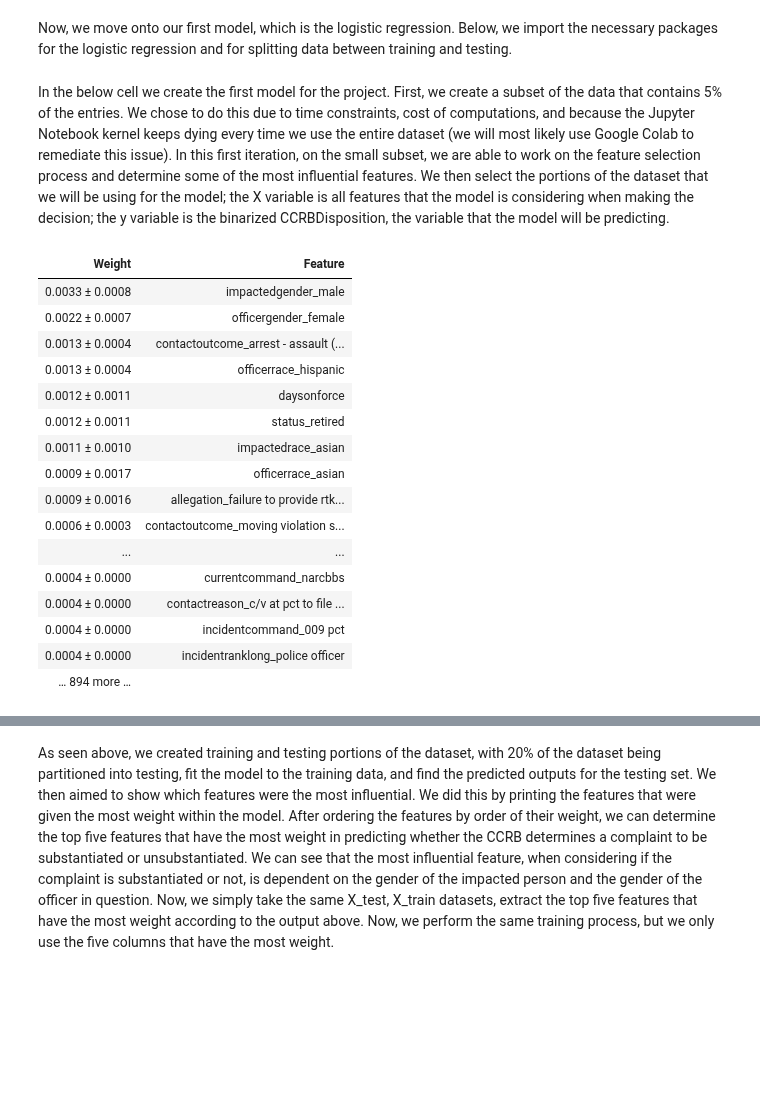
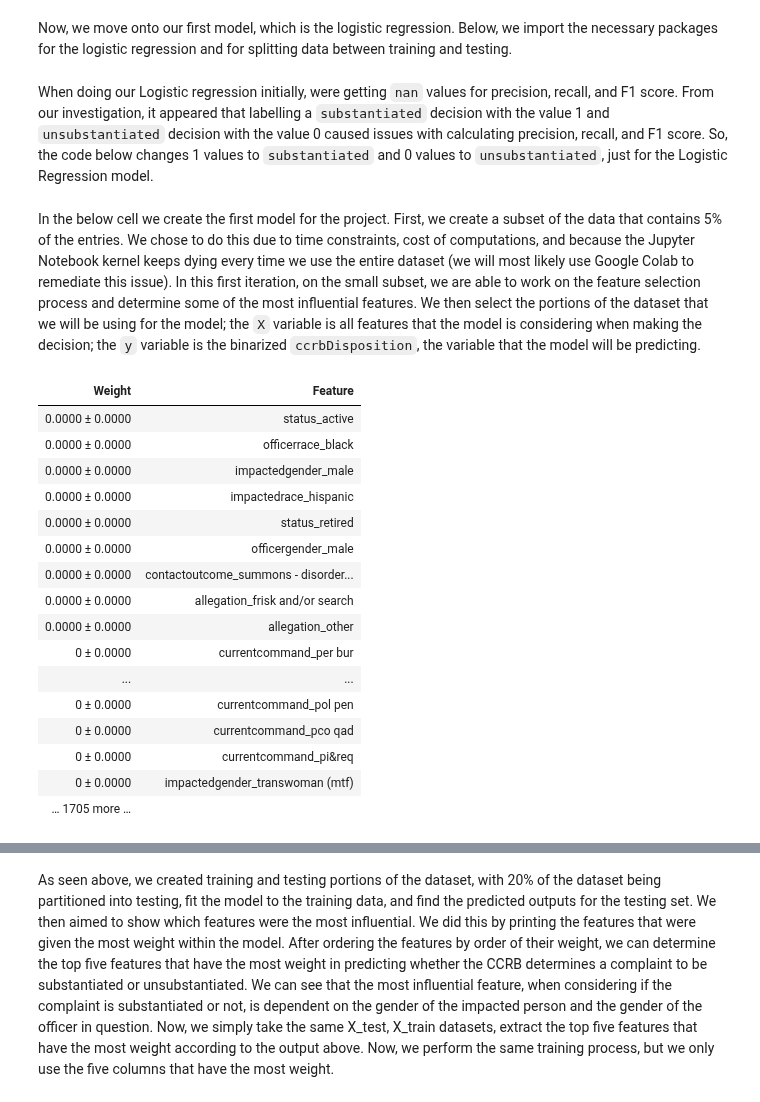
Before and after one commit to COGS118A/Group015-Wi23, a Jupyter notebook: FinalProjectGroup015-Wi23.ipynb, the cells around one changed output, grey strips where cells are left out. Cells and saved outputs as stored; diff of their text form; code cells hidden in the pictures; blank space fills up the shorter version.

Commit message:
Worked on finding alternative method to eli5 for logistic regression (L1)

```diff
--- a/FinalProjectGroup015-Wi23.ipynb
+++ b/FinalProjectGroup015-Wi23.ipynb
@@ -454,41 +454,53 @@ from sklearn.ensemble import GradientBoostingClassifier
 from sklearn.ensemble import RandomForestClassifier
 import eli5
 from eli5.sklearn import PermutationImportance
+# %% [markdown]
+When doing our Logistic regression initially, were getting `nan` values for precision, recall, and F1 score. From our investigation, it appeared that labelling a `substantiated` decision with the value 1 and `unsubstantiated` decision with the value 0 caused issues with calculating precision, recall, and F1 score. So, the code below changes 1 values to `substantiated` and 0 values to `unsubstantiated`, just for the Logistic Regression model.
+# %%
+# change 1 to "substantiated" and 0 to "substantiated"
+ccrb_logistic = ccrb.copy(deep = True)
+logistic_ccrb = list(ccrb_logistic["ccrbdisposition"])
+for i in range(len(logistic_ccrb)):
+    if logistic_ccrb[i] == 1:
+        logistic_ccrb[i] = "substantiated"
+    else:
+        logistic_ccrb[i] = "unsubstantiated"
+
+ccrb_logistic["ccrbdisposition"] = logistic_ccrb
 # %% [markdown]
 In the below cell we create the first model for the project. First, we create a subset of the data that contains 5% of the entries. We chose to do this due to time constraints, cost of computations, and because the Jupyter Notebook kernel keeps dying every time we use the entire dataset (we will most likely use Google Colab to remediate this issue). In this first iteration, on the small subset, we are able to work on the feature selection process and determine some of the most influential features.
-We then select the portions of the dataset that we will be using for the model; the X variable is all features that the model is considering when making the decision; the y variable is the binarized CCRBDisposition, the variable that the model will be predicting.
+We then select the portions of the dataset that we will be using for the model; the `X` variable is all features that the model is considering when making the decision; the `y` variable is the binarized `ccrbDisposition`, the variable that the model will be predicting.
 # %%
-ccrb_5percent = ccrb.head(int(ccrb.shape[0] * 0.05))
-ccrb_5percent = pd.get_dummies(ccrb_5percent, columns = categoricalColumnsList)
-ccrb_5percent['impactedage'] = ccrb_5percent['impactedage'].fillna(0)
+ccrb_logistic_eli5 = pd.get_dummies(ccrb_logistic, columns = categoricalColumnsList)
+ccrb_logistic_eli5['impactedage'] = ccrb_logistic_eli5['impactedage'].fillna(0)
 
 # Split the data into training and testing sets
-X = ccrb_5percent.drop(columns = ["ccrbdisposition"])
-y = ccrb_5percent["ccrbdisposition"]
-X_train, X_test, y_train, y_test = train_test_split(X, y, test_size = 0.2, shuffle = False)
+X = ccrb_logistic_eli5.drop(columns = ["ccrbdisposition"])
+y = ccrb_logistic_eli5["ccrbdisposition"]
+X_train, X_test, y_train, y_test = train_test_split(X, y, test_size = 0.2)
 
 # Fit a logistic regression model to the training data
 model = LogisticRegression(max_iter = 10000)
 model.fit(X_train, y_train)
 
 # Use permutation importance to get feature importance scores
 perm = PermutationImportance(model, random_state = 1).fit(X_test, y_test)
 eli5.show_weights(perm, feature_names = X_test.columns.tolist())
 # %% [output]
 | Weight | Feature |
-| 0.0033 ± 0.0008 | impactedgender_male |
-| 0.0022 ± 0.0007 | officergender_female |
-| 0.0013 ± 0.0004 | contactoutcome_arrest - assault (... |
-| 0.0013 ± 0.0004 | officerrace_hispanic |
-| 0.0012 ± 0.0011 | daysonforce |
-| 0.0012 ± 0.0011 | status_retired |
-| 0.0011 ± 0.0010 | impactedrace_asian |
-| 0.0009 ± 0.0017 | officerrace_asian |
-| 0.0009 ± 0.0016 | allegation_failure to provide rtk... |
-| 0.0006 ± 0.0003 | contactoutcome_moving violation s... |
+| 0.0000 ± 0.0000 | status_active |
+| 0.0000 ± 0.0000 | officerrace_black |
+| 0.0000 ± 0.0000 | impactedgender_male |
+| 0.0000 ± 0.0000 | impactedrace_hispanic |
+| 0.0000 ± 0.0000 | status_retired |
+| 0.0000 ± 0.0000 | officergender_male |
+| 0.0000 ± 0.0000 | contactoutcome_summons - disorder... |
+| 0.0000 ± 0.0000 | allegation_frisk and/or search |
+| 0.0000 ± 0.0000 | allegation_other |
+| 0 ± 0.0000 | currentcommand_per bur |
 | ... | ... |
-| 0.0004 ± 0.0000 | currentcommand_narcbbs |
-| 0.0004 ± 0.0000 | contactreason_c/v at pct to file ... |
-| 0.0004 ± 0.0000 | incidentcommand_009 pct |
-| 0.0004 ± 0.0000 | incidentranklong_police officer |
-| … 894 more … |  |
+| 0 ± 0.0000 | currentcommand_pol pen |
+| 0 ± 0.0000 | currentcommand_pco qad |
+| 0 ± 0.0000 | currentcommand_pi&req |
+| 0 ± 0.0000 | impactedgender_transwoman (mtf) |
+| … 1705 more … |  |
```
Also changed, not shown: parts of 7 cells of this notebook.
